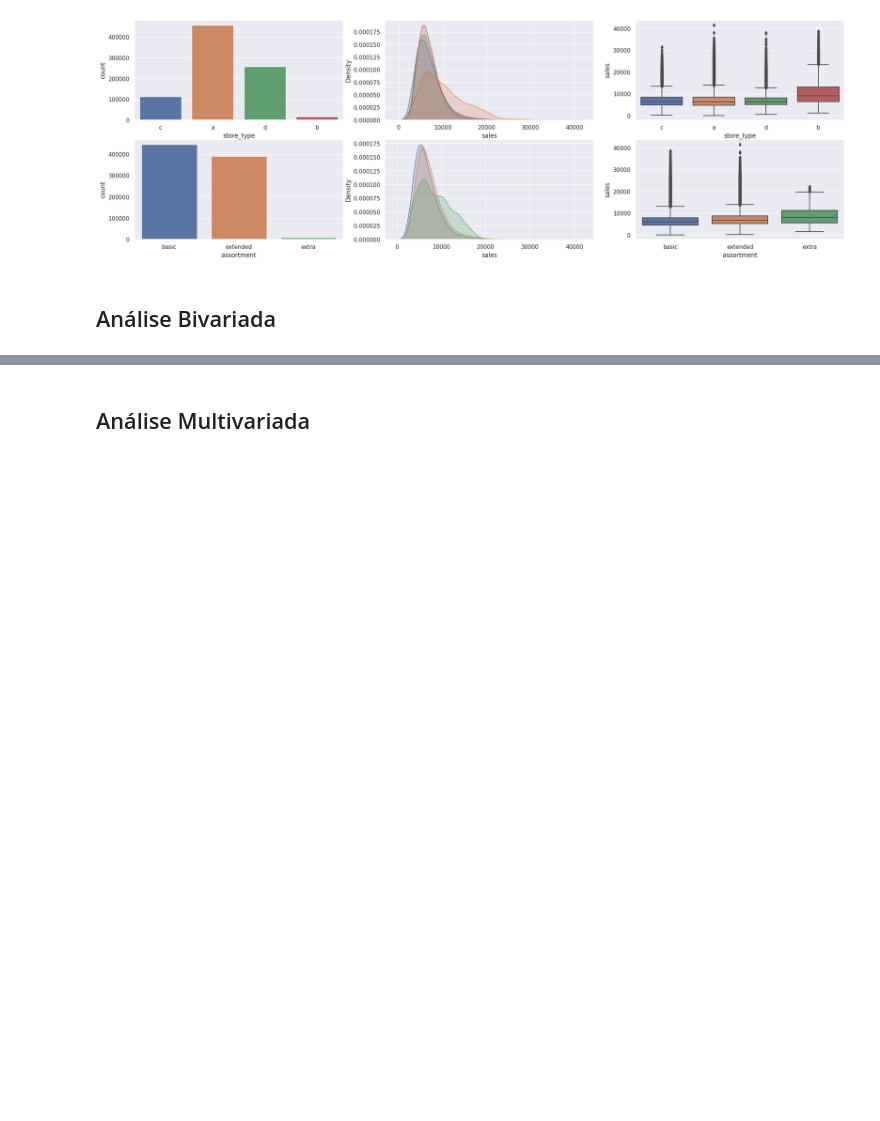
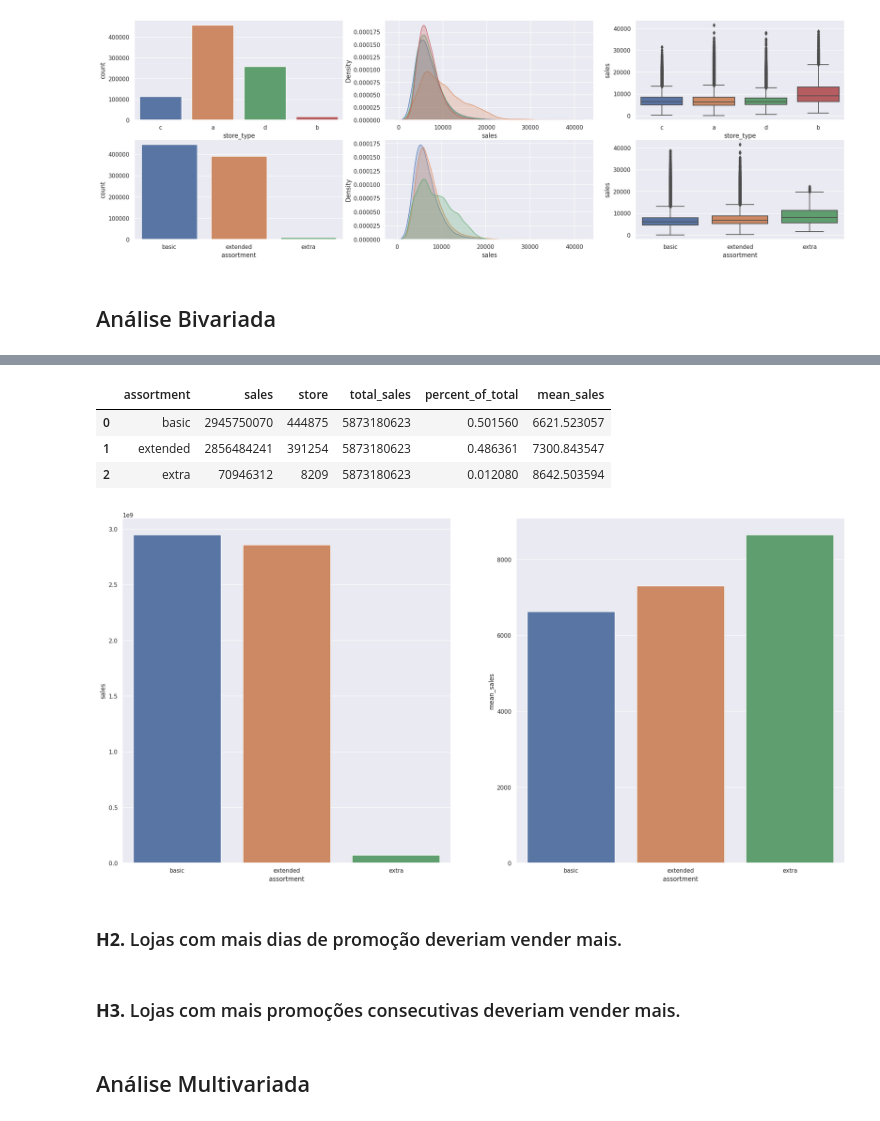
Before and after one commit to ricardosilvabr/rossmann-predict-sales, a Jupyter notebook: notebooks/v1_store_sales_prediction.ipynb, the cells around one changed output, grey strips where cells are left out. Cells and saved outputs as stored; diff of their text form; code cells hidden in the pictures; blank space fills up the shorter version.

```diff
--- a/notebooks/v1_store_sales_prediction.ipynb
+++ b/notebooks/v1_store_sales_prediction.ipynb
@@ -908,2 +916,28 @@ sns.boxplot(x='assortment', y='sales', data=df4);
+# %%
+aux_sales = df4['sales'].sum()
+sales_sum = df4[['assortment', 'sales']].groupby( 'assortment' ).sum().reset_index()
+assortment_count = df4[['assortment','store']].groupby( 'assortment' ).count().reset_index()
+aux1 = pd.merge(sales_sum, assortment_count, on='assortment')
+aux1['total_sales'] = aux_sales
+aux1['percent_of_total'] = aux1['sales'] / aux1['total_sales']
+aux1['mean_sales'] = aux1['sales'] / aux1['store']
+aux1
+# %% [output]
+|  | assortment | sales | store | total_sales | percent_of_total | mean_sales |
+| 0 | basic | 2945750070 | 444875 | 5873180623 | 0.501560 | 6621.523057 |
+| 1 | extended | 2856484241 | 391254 | 5873180623 | 0.486361 | 7300.843547 |
+| 2 | extra | 70946312 | 8209 | 5873180623 | 0.012080 | 8642.503594 |
+# %%
+plt.subplot(1, 2, 1)
+sns.barplot( x='assortment', y='sales', data=aux1 );
+
+plt.subplot(1, 2, 2)
+sns.barplot( x='assortment', y='mean_sales', data=aux1 );
+# %% [output]
+[figure, added]
+# %% [markdown]
+### **H2.** Lojas com mais dias de promoção deveriam vender mais.
+# %% [markdown]
+### **H3.** Lojas com mais promoções consecutivas deveriam vender mais.
 # %% [markdown]
 ## Análise Multivariada
```
Also changed, not shown: parts of 9 cells of this notebook.
